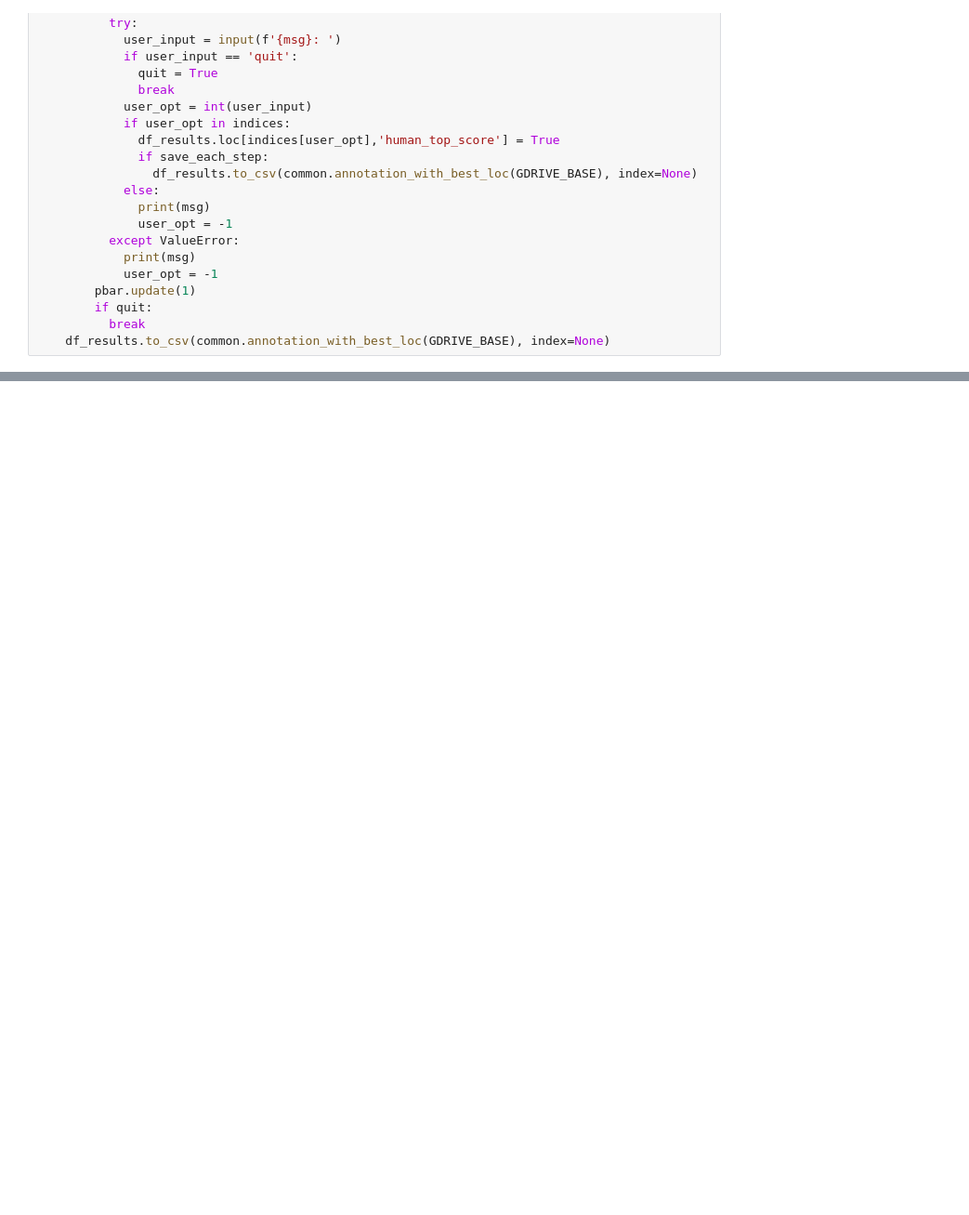
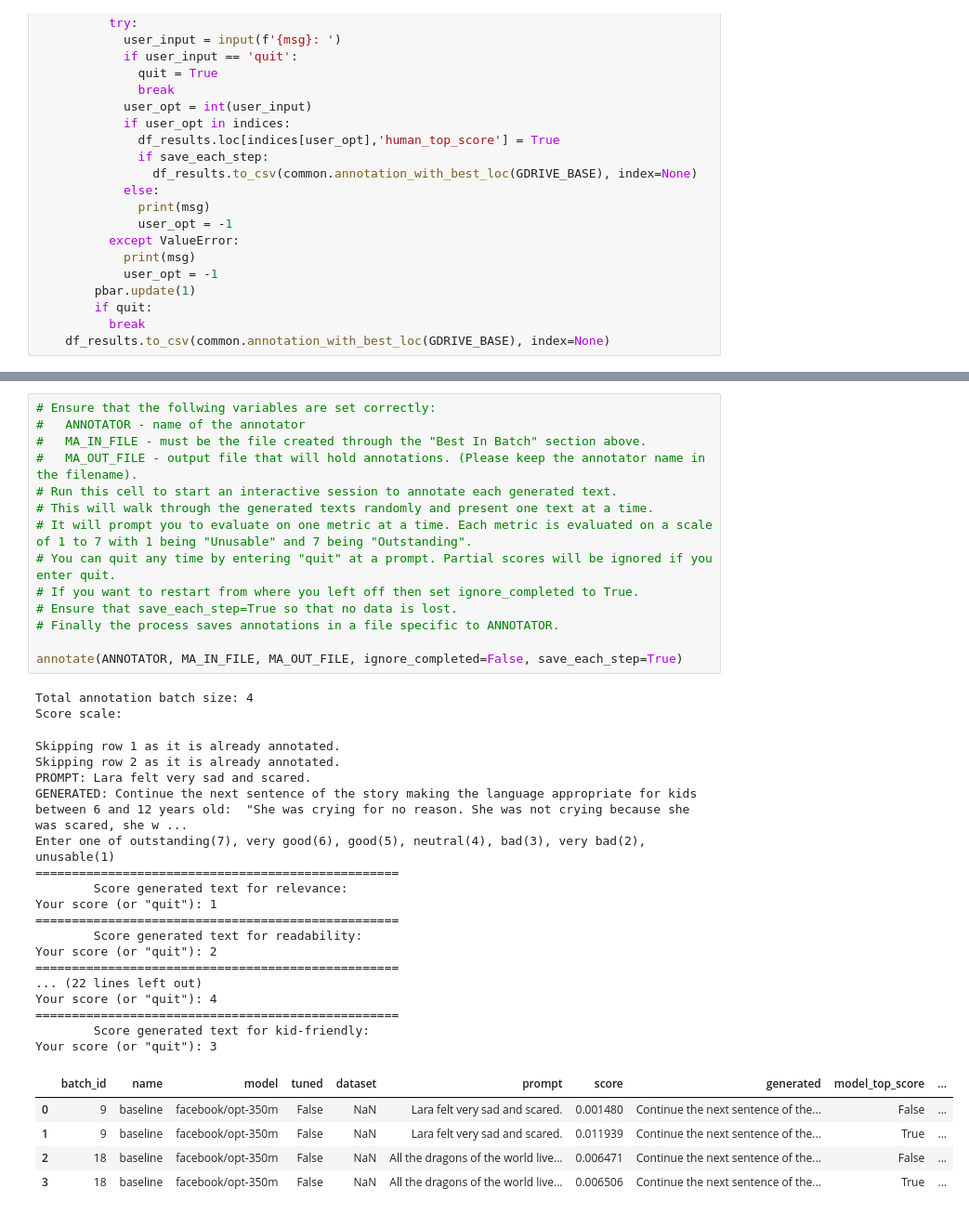
Before and after one commit to ram-senth/datasci-w266-2023-spring-team-story-bot, a Jupyter notebook: annotation.ipynb, the cells around one changed output, grey strips where cells are left out. Shown: that part at 93% size. Saved outputs shown, nothing was run; the diff lists cells and outputs as text; blank space fills up the shorter version.

Commit message:
Added script for manual annotation.

```diff
--- a/annotation.ipynb
+++ b/annotation.ipynb
@@ -152,0 +239,39 @@ df_results
+# %%
+# Ensure that the follwing variables are set correctly:
+#   ANNOTATOR - name of the annotator
+#   MA_IN_FILE - must be the file created through the "Best In Batch" section above.
+#   MA_OUT_FILE - output file that will hold annotations. (Please keep the annotator name in the filename).
+# Run this cell to start an interactive session to annotate each generated text.
+# This will walk through the generated texts randomly and present one text at a time.
+# It will prompt you to evaluate on one metric at a time. Each metric is evaluated on a scale of 1 to 7 with 1 being "Unusable" and 7 being "Outstanding".
+# You can quit any time by entering "quit" at a prompt. Partial scores will be ignored if you enter quit.
+# If you want to restart from where you left off then set ignore_completed to True.
+# Ensure that save_each_step=True so that no data is lost.
+# Finally the process saves annotations in a file specific to ANNOTATOR.
+
+annotate(ANNOTATOR, MA_IN_FILE, MA_OUT_FILE, ignore_completed=False, save_each_step=True)
+# %% [output]
+Total annotation batch size: 4
+Score scale:
+Skipping row 1 as it is already annotated.
+Skipping row 2 as it is already annotated.
+PROMPT: Lara felt very sad and scared.
+GENERATED: Continue the next sentence of the story making the language appropriate for kids between 6 and 12 years old:  "She was crying for no reason. She was not crying because she was scared, she w ...
+Enter one of outstanding(7), very good(6), good(5), neutral(4), bad(3), very bad(2), unusable(1)
+==================================================
+        Score generated text for relevance:
+Your score (or "quit"): 1
+==================================================
+        Score generated text for readability:
+Your score (or "quit"): 2
+==================================================
+... (22 lines left out)
+Your score (or "quit"): 4
+==================================================
+        Score generated text for kid-friendly:
+Your score (or "quit"): 3
+|  | batch_id | name | model | tuned | dataset | prompt | score | generated | model_top_score | ... |
+| 0 | 9 | baseline | facebook/opt-350m | False | NaN | Lara felt very sad and scared. | 0.001480 | Continue the next sentence of the... | False | ... |
+| 1 | 9 | baseline | facebook/opt-350m | False | NaN | Lara felt very sad and scared. | 0.011939 | Continue the next sentence of the... | True | ... |
+| 2 | 18 | baseline | facebook/opt-350m | False | NaN | All the dragons of the world live... | 0.006471 | Continue the next sentence of the... | False | ... |
+| 3 | 18 | baseline | facebook/opt-350m | False | NaN | All the dragons of the world live... | 0.006506 | Continue the next sentence of the... | True | ... |
```
Also changed, not shown: parts of 6 cells of this notebook.
